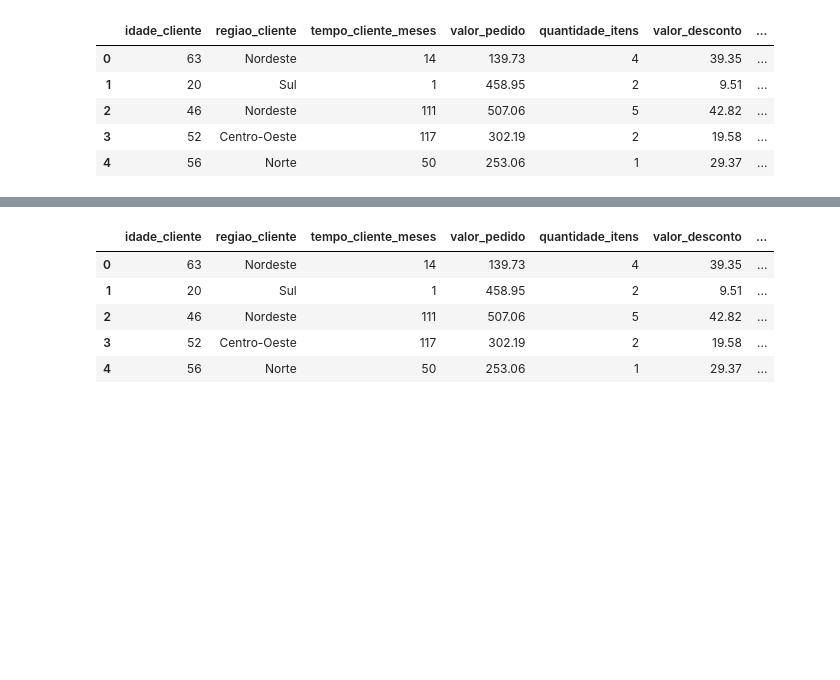
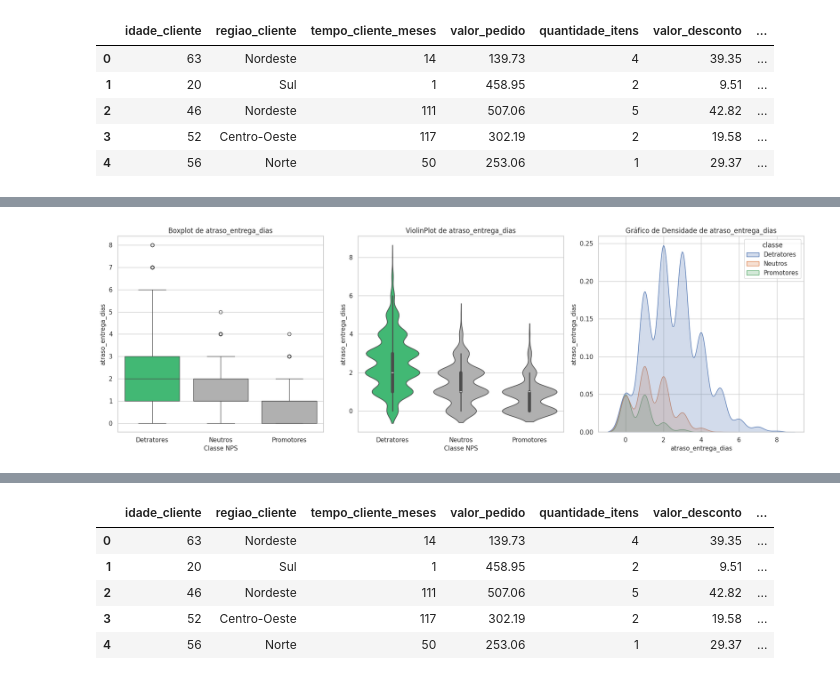
Before and after one commit to RenanTrevelim/fase1-tech-challenge, a Jupyter notebook: notebooks/EDA_NPS_Tech_Challenge.ipynb, the cells around one changed output, grey strips where cells are left out. Saved outputs shown, nothing was run; the diff lists cells and outputs as text; code cells hidden in the pictures; blank space fills up the shorter version.

```diff
--- a/notebooks/EDA_NPS_Tech_Challenge.ipynb
+++ b/notebooks/EDA_NPS_Tech_Challenge.ipynb
@@ -393,21 +504,31 @@ Dessa forma, problemas recorrentes, atrasos na entrega e uma percepção geral d
 # %%
-# Visualizando o Boxplot e fazendo a comparação dos Detratores
-fig, ax = plt.subplots(1, 3, figsize=(18,6))
+def plot_detratores(df, x, y):
+  fig, ax = plt.subplots(1, 3, figsize=(18,6))
 
-colunas = ['atraso_entrega_dias', 'numero_reclamacoes', 'pontuacao_csat_interno']
 
-palette = {
-    'Detratores': '#2ecc71',
-    'Neutros': '#b0b0b0',
-    'Promotores': '#b0b0b0'
-}
+  palette = {
+      'Detratores': '#2ecc71',
+      'Neutros': '#b0b0b0',
+      'Promotores': '#b0b0b0'
+  }
 
-for i, col in enumerate(colunas):
-    order = ['Detratores', 'Neutros', 'Promotores']
-    sns.boxplot(data=df, x='classe', y=col, order=order, ax=ax[i], palette=palette, legend=False, hue='classe')
-    ax[i].set_title(f'Boxplot de {col}')
-    ax[i].set_xlabel('Classe NPS')
-    ax[i].set_ylabel(col)
+  order = ['Detratores', 'Neutros', 'Promotores']
+  # BOXPLOT
+  sns.boxplot(data=df, x=x, y=y, order=order, ax=ax[0], palette=palette, legend=False, hue=x)
+  ax[0].set_title(f'Boxplot de {y}')
+  ax[0].set_xlabel('Classe NPS')
+  ax[0].set_ylabel(y)
 
-plt.tight_layout()
-plt.show()
+  # VIOLINPLOT
+  sns.violinplot(data=df, x=x, y=y, order=order, ax=ax[1], palette=palette, legend=False, hue=x)
+  ax[1].set_title(f'ViolinPlot de {y}')
+  ax[1].set_xlabel('Classe NPS')
+  ax[1].set_ylabel(y)
+
+  # DENSIDADE - KDEPLOT
+  sns.kdeplot(data=df, x=y, hue=x, ax=ax[2], fill=True)
+  ax[2].set_title(f'Gráfico de Densidade de {y}')
+  ax[2].set_ylabel(y)
+
+  plt.tight_layout()
+  plt.show()
@@ -461,0 +544,4 @@ Essa abordagem permite identificar possíveis **limites críticos na experiênci
+# %%
+plot_detratores(df, 'classe', 'atraso_entrega_dias')
+# %% [output]
+[figure, added]
```
Also changed, not shown: parts of 48 cells of this notebook, 2 other files.
